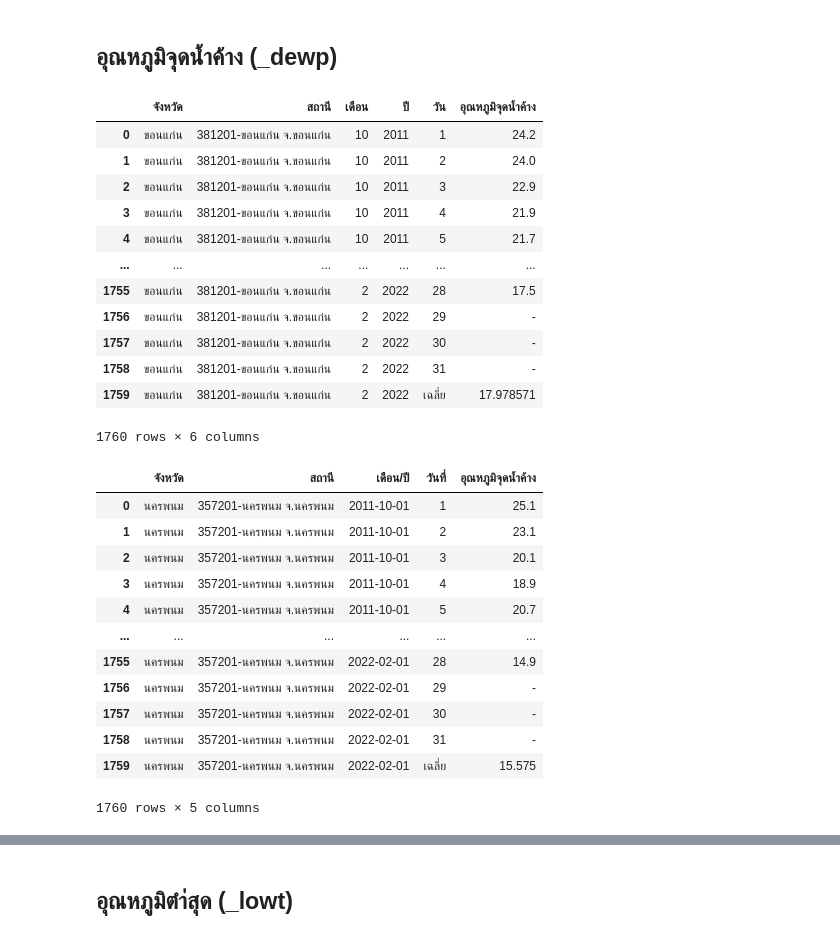
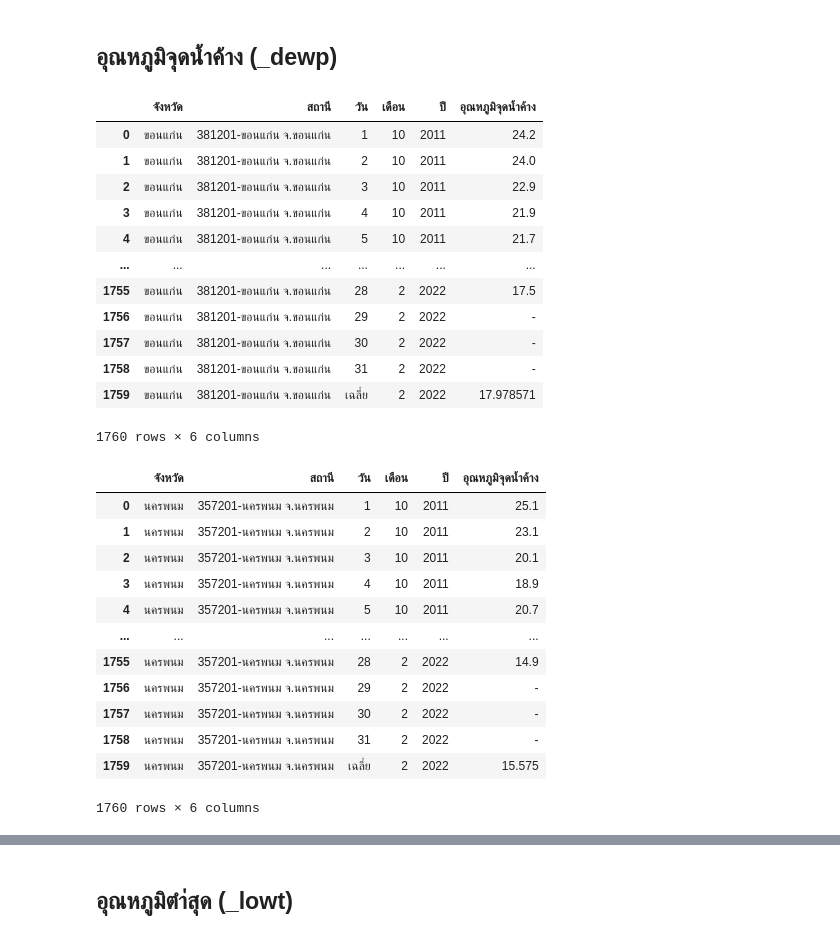
Before and after one commit to supatsara2002/bsc_dpdm22, a Jupyter notebook: Quiz_Group_5_20_of_Midterm.ipynb, the cells around one changed output, grey strips where cells are left out. Cells and saved outputs as stored; diff of their text form; code cells hidden in the pictures.

```diff
--- a/Quiz_Group_5_20_of_Midterm.ipynb
+++ b/Quiz_Group_5_20_of_Midterm.ipynb
@@ -508,39 +523,43 @@ kk_dewp1 = kk_dewp.drop(['ที่','เดือน/ปี'],axis=1)
 kk_dewp1.set_index(['จังหวัด','สถานี','เดือน','ปี'],inplace=True)
 kk_dewp2 = kk_dewp1.stack().reset_index()
 kk_dewp2.rename(columns = {'level_4':'วัน',0:'อุณหภูมิจุดน้ำค้าง'}, inplace = True)
-kk_dewp2
+kk_dewp3 = kk_dewp2[['จังหวัด','สถานี','วัน','เดือน','ปี','อุณหภูมิจุดน้ำค้าง']]
+kk_dewp3
 # %% [output]
-|  | จังหวัด | สถานี | เดือน | ปี | วัน | อุณหภูมิจุดน้ำค้าง |
-| 0 | ขอนแก่น | 381201-ขอนแก่น จ.ขอนแก่น | 10 | 2011 | 1 | 24.2 |
-| 1 | ขอนแก่น | 381201-ขอนแก่น จ.ขอนแก่น | 10 | 2011 | 2 | 24.0 |
-| 2 | ขอนแก่น | 381201-ขอนแก่น จ.ขอนแก่น | 10 | 2011 | 3 | 22.9 |
-| 3 | ขอนแก่น | 381201-ขอนแก่น จ.ขอนแก่น | 10 | 2011 | 4 | 21.9 |
-| 4 | ขอนแก่น | 381201-ขอนแก่น จ.ขอนแก่น | 10 | 2011 | 5 | 21.7 |
+|  | จังหวัด | สถานี | วัน | เดือน | ปี | อุณหภูมิจุดน้ำค้าง |
+| 0 | ขอนแก่น | 381201-ขอนแก่น จ.ขอนแก่น | 1 | 10 | 2011 | 24.2 |
+| 1 | ขอนแก่น | 381201-ขอนแก่น จ.ขอนแก่น | 2 | 10 | 2011 | 24.0 |
+| 2 | ขอนแก่น | 381201-ขอนแก่น จ.ขอนแก่น | 3 | 10 | 2011 | 22.9 |
+| 3 | ขอนแก่น | 381201-ขอนแก่น จ.ขอนแก่น | 4 | 10 | 2011 | 21.9 |
+| 4 | ขอนแก่น | 381201-ขอนแก่น จ.ขอนแก่น | 5 | 10 | 2011 | 21.7 |
 | ... | ... | ... | ... | ... | ... | ... |
-| 1755 | ขอนแก่น | 381201-ขอนแก่น จ.ขอนแก่น | 2 | 2022 | 28 | 17.5 |
-| 1756 | ขอนแก่น | 381201-ขอนแก่น จ.ขอนแก่น | 2 | 2022 | 29 | - |
-| 1757 | ขอนแก่น | 381201-ขอนแก่น จ.ขอนแก่น | 2 | 2022 | 30 | - |
-| 1758 | ขอนแก่น | 381201-ขอนแก่น จ.ขอนแก่น | 2 | 2022 | 31 | - |
-| 1759 | ขอนแก่น | 381201-ขอนแก่น จ.ขอนแก่น | 2 | 2022 | เฉลี่ย | 17.978571 |
+| 1755 | ขอนแก่น | 381201-ขอนแก่น จ.ขอนแก่น | 28 | 2 | 2022 | 17.5 |
+| 1756 | ขอนแก่น | 381201-ขอนแก่น จ.ขอนแก่น | 29 | 2 | 2022 | - |
+| 1757 | ขอนแก่น | 381201-ขอนแก่น จ.ขอนแก่น | 30 | 2 | 2022 | - |
+| 1758 | ขอนแก่น | 381201-ขอนแก่น จ.ขอนแก่น | 31 | 2 | 2022 | - |
+| 1759 | ขอนแก่น | 381201-ขอนแก่น จ.ขอนแก่น | เฉลี่ย | 2 | 2022 | 17.978571 |
 1760 rows × 6 columns
 # %%
+np_dewp['เดือน'] = np_dewp['เดือน/ปี'].dt.month
+np_dewp['ปี'] = np_dewp['เดือน/ปี'].dt.year
 np_dewp['จังหวัด'] = "นครพนม"
-np_dewp1 = np_dewp.drop(['ที่'],axis=1)
-np_dewp1.set_index(['จังหวัด','สถานี','เดือน/ปี'],inplace=True)
+np_dewp1 = np_dewp.drop(['ที่','เดือน/ปี'],axis=1)
+np_dewp1.set_index(['จังหวัด','สถานี','เดือน','ปี'],inplace=True)
 np_dewp2 = np_dewp1.stack().reset_index()
-np_dewp2.rename(columns = {'level_3':'วันที่',0:'อุณหภูมิจุดน้ำค้าง'}, inplace = True)
-np_dewp2
+np_dewp2.rename(columns = {'level_4':'วัน',0:'อุณหภูมิจุดน้ำค้าง'}, inplace = True)
+np_dewp3 = np_dewp2[['จังหวัด','สถานี','วัน','เดือน','ปี','อุณหภูมิจุดน้ำค้าง']]
+np_dewp3
 # %% [output]
-|  | จังหวัด | สถานี | เดือน/ปี | วันที่ | อุณหภูมิจุดน้ำค้าง |
-| 0 | นครพนม | 357201-นครพนม จ.นครพนม | 2011-10-01 | 1 | 25.1 |
-| 1 | นครพนม | 357201-นครพนม จ.นครพนม | 2011-10-01 | 2 | 23.1 |
-| 2 | นครพนม | 357201-นครพนม จ.นครพนม | 2011-10-01 | 3 | 20.1 |
-| 3 | นครพนม | 357201-นครพนม จ.นครพนม | 2011-10-01 | 4 | 18.9 |
-| 4 | นครพนม | 357201-นครพนม จ.นครพนม | 2011-10-01 | 5 | 20.7 |
-| ... | ... | ... | ... | ... | ... |
-| 1755 | นครพนม | 357201-นครพนม จ.นครพนม | 2022-02-01 | 28 | 14.9 |
-| 1756 | นครพนม | 357201-นครพนม จ.นครพนม | 2022-02-01 | 29 | - |
-| 1757 | นครพนม | 357201-นครพนม จ.นครพนม | 2022-02-01 | 30 | - |
-| 1758 | นครพนม | 357201-นครพนม จ.นครพนม | 2022-02-01 | 31 | - |
-| 1759 | นครพนม | 357201-นครพนม จ.นครพนม | 2022-02-01 | เฉลี่ย | 15.575 |
+|  | จังหวัด | สถานี | วัน | เดือน | ปี | อุณหภูมิจุดน้ำค้าง |
+| 0 | นครพนม | 357201-นครพนม จ.นครพนม | 1 | 10 | 2011 | 25.1 |
+| 1 | นครพนม | 357201-นครพนม จ.นครพนม | 2 | 10 | 2011 | 23.1 |
+| 2 | นครพนม | 357201-นครพนม จ.นครพนม | 3 | 10 | 2011 | 20.1 |
+| 3 | นครพนม | 357201-นครพนม จ.นครพนม | 4 | 10 | 2011 | 18.9 |
+| 4 | นครพนม | 357201-นครพนม จ.นครพนม | 5 | 10 | 2011 | 20.7 |
+| ... | ... | ... | ... | ... | ... | ... |
+| 1755 | นครพนม | 357201-นครพนม จ.นครพนม | 28 | 2 | 2022 | 14.9 |
+| 1756 | นครพนม | 357201-นครพนม จ.นครพนม | 29 | 2 | 2022 | - |
+| 1757 | นครพนม | 357201-นครพนม จ.นครพนม | 30 | 2 | 2022 | - |
+| 1758 | นครพนม | 357201-นครพนม จ.นครพนม | 31 | 2 | 2022 | - |
+| 1759 | นครพนม | 357201-นครพนม จ.นครพนม | เฉลี่ย | 2 | 2022 | 15.575 |
-1760 rows × 5 columns
+1760 rows × 6 columns
```
Also changed, not shown: parts of 41 cells of this notebook.
